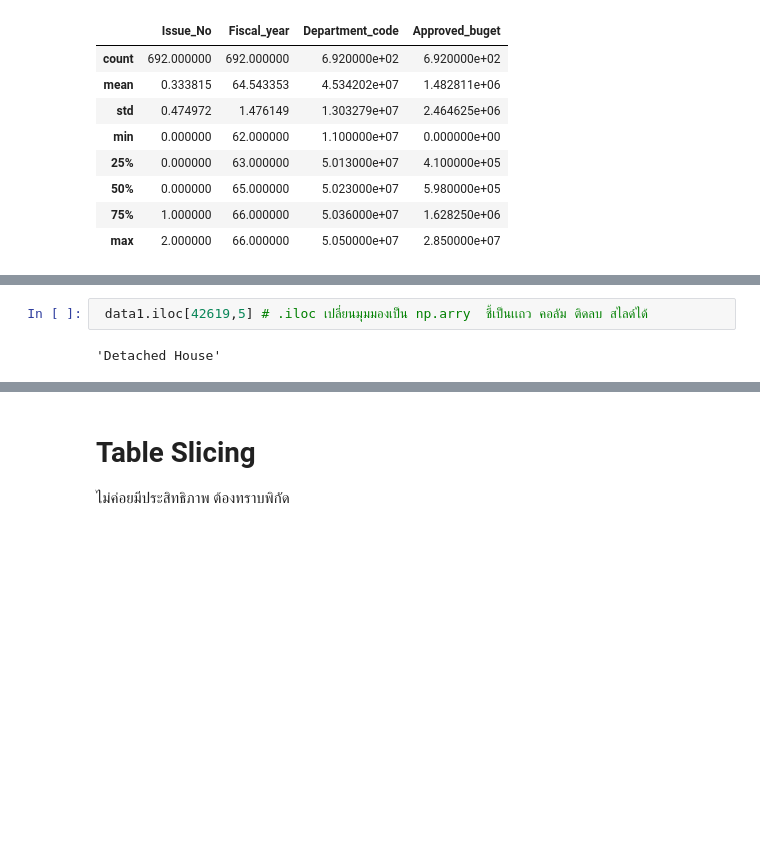
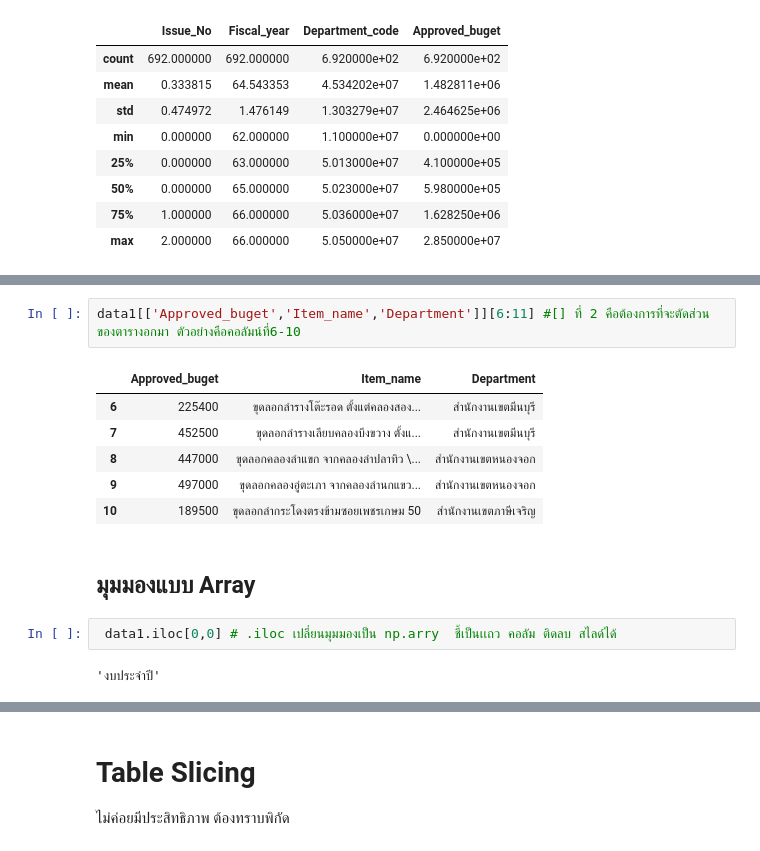
Before and after one commit to Wilanth/Python_dataviz2023, a Jupyter notebook: Pandas101.ipynb, the cells around one changed output, grey strips where cells are left out. Cells and saved outputs as stored; diff of their text form; blank space fills up the shorter version.

```diff
--- a/Pandas101.ipynb
+++ b/Pandas101.ipynb
@@ -170,7 +153,18 @@ data1['propertytype_name_en'][42619]
+# %%
+data1[['Approved_buget','Item_name','Department']][6:11] #[] ที่ 2 คือต้องการที่จะตัดส่วนของตารางอกมา ตัวอย่างคือคอลัมน์ที่6-10
+# %% [output]
+|  | Approved_buget | Item_name | Department |
+| 6 | 225400 | ขุดลอกลำรางโต๊ะรอด ตั้งแต่คลองสอง... | สำนักงานเขตมีนบุรี |
+| 7 | 452500 | ขุดลอกลำรางเลียบคลองบึงขวาง ตั้งแ... | สำนักงานเขตมีนบุรี |
+| 8 | 447000 | ขุดลอกคลองลำแขก จากคลองลำปลาทิว \... | สำนักงานเขตหนองจอก |
+| 9 | 497000 | ขุดลอกคลองอู่ตะเภา จากคลองลำนกแขว... | สำนักงานเขตหนองจอก |
+| 10 | 189500 | ขุดลอกลำกระโดงตรงข้ามซอยเพชรเกษม 50 | สำนักงานเขตภาษีเจริญ |
+# %% [markdown]
+## มุมมองแบบ Array
 # %%
- data1.iloc[42619,5] # .iloc เปลี่ยนมุมมองเป็น np.arry  ชี้เป็นเเถว คอลัม ติดลบ สไลด์ได้
+ data1.iloc[0,0] # .iloc เปลี่ยนมุมมองเป็น np.arry  ชี้เป็นเเถว คอลัม ติดลบ สไลด์ได้
 # %% [output]
-'Detached House'
+'งบประจำปี'
 # %%
  data1.iloc[-6,5]
 # %% [output]
```
Also changed, not shown: parts of 29 cells of this notebook.
